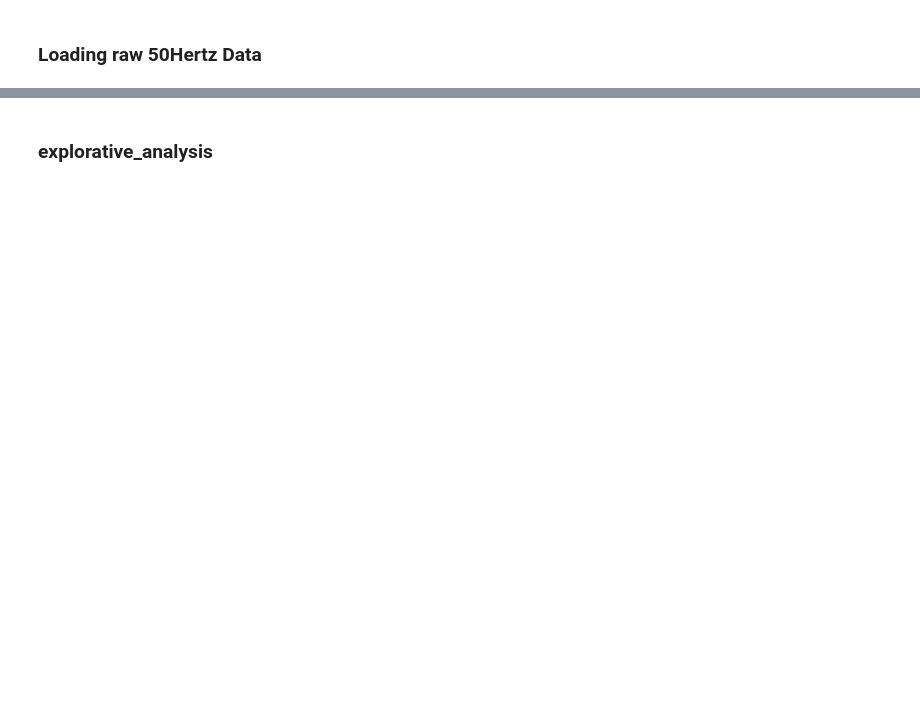
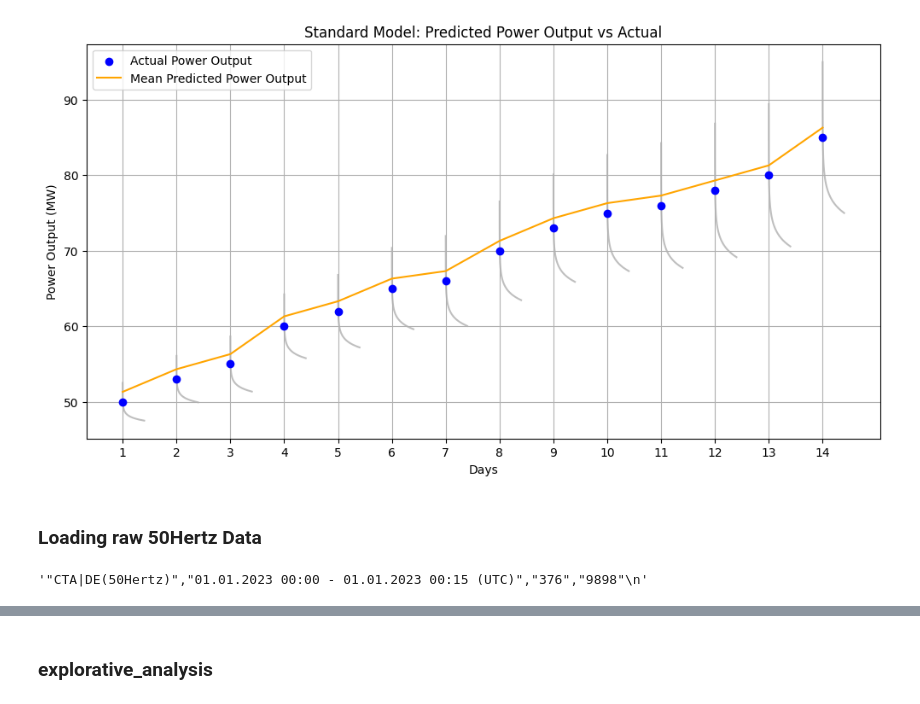
Before and after one commit to Manuel3567/master-thesis, a Jupyter notebook: notebooks/002_electricity_generation.ipynb, the cells around one changed output, grey strips where cells are left out. Saved outputs shown, nothing was run; the diff lists cells and outputs as text; code cells hidden in the pictures; blank space fills up the shorter version.

```diff
--- a/notebooks/002_electricity_generation.ipynb
+++ b/notebooks/002_electricity_generation.ipynb
@@ -11,11 +12,55 @@ from statsmodels.tsa.arima.model import ARIMA
 from scipy.stats import weibull_min
 from scipy.special import gamma
 import scipy.stats as stats
+# %%
+import numpy as np
+import matplotlib.pyplot as plt
+from scipy.stats import gamma
+
+# Set parameters
+days = np.arange(1, 15)  # 14 days
+actual_power = np.array([50, 53, 55, 60, 62, 65, 66, 70, 73, 75, 76, 78, 80, 85])  # Example actual power values
+mean_predicted_power = actual_power + 1.31  # Mean predicted power output (standard model)
+sigma_values = np.linspace(0.5, 2.0, len(days))  # Varying standard deviations (scales)
+
+# Create the plot
+plt.figure(figsize=(12, 6))
+
+# Plot actual power output (blue)
+plt.scatter(days, actual_power, label="Actual Power Output", color="blue", zorder=3)
+
+# Plot predicted mean power output (orange)
+plt.plot(days, mean_predicted_power, label="Mean Predicted Power Output", color="orange", zorder=2)
+
+# Plot gamma distributions around actual values
+for day, actual, scale in zip(days, actual_power, sigma_values):
+    x_vals = np.linspace(actual - 5 * scale, actual + 5 * scale, 200)  # Range for the Gamma distribution
+    x_vals = x_vals[x_vals > 0]  # Gamma distribution is defined for positive values
+    y_vals = gamma.pdf(x_vals, a=2.0, scale=scale)  # Gamma distribution (shape=2, scale varies by day)
+    y_vals = y_vals / y_vals.max() * 0.4  # Normalize for better visibility
+    plt.plot(day + y_vals, x_vals, color="gray", alpha=0.5, zorder=1)  # Plot the distribution
+
+# Labels, title, and legend
+plt.xlabel("Days")
+plt.ylabel("Power Output (MW)")
+plt.title("Standard Model: Predicted Power Output vs Actual")
+plt.xticks(days)
+plt.legend(loc="upper left")
+plt.grid(True)
+
+# Display the plot
+plt.show()
+# %% [output]
+[figure, added]
 # %%
 #pd.set_option('display.max_columns', None)  # Show all columns
 #pd.set_option('display.max_rows', None)     # Show all rows
 # %% [markdown]
 ### Loading raw 50Hertz Data
+# %%
+cleaned_lines[1]
+# %% [output]
+'"CTA|DE(50Hertz)","01.01.2023 00:00 - 01.01.2023 00:15 (UTC)","376","9898"\n'
 # %%
 aggregated_power = load_entsoe()
 aggregated_power
```
Also changed, not shown: parts of 45 cells of this notebook, 15 other files.
